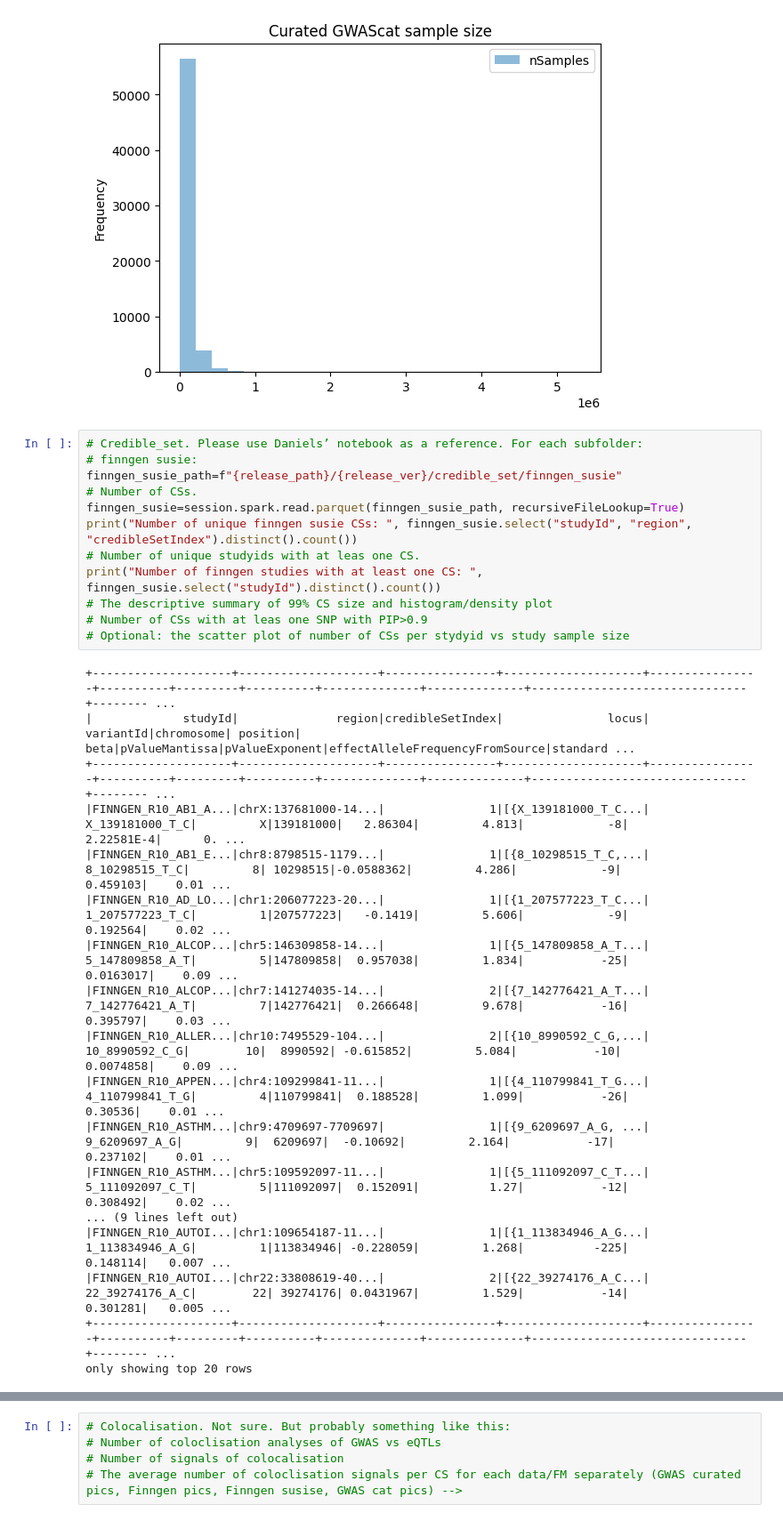
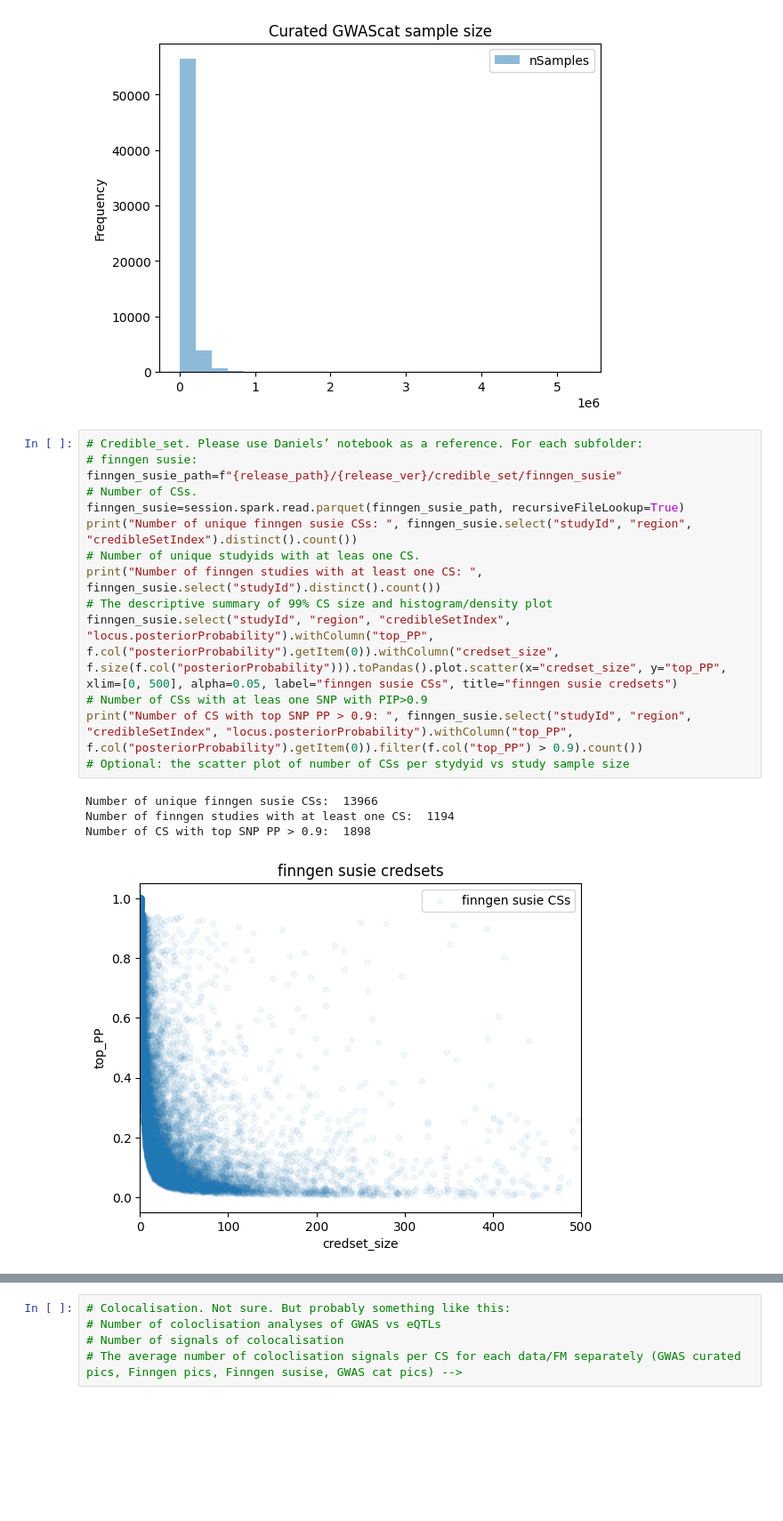
Before and after one commit to opentargets/gentropy, a Jupyter notebook: notebooks/Release_QC_metrics.ipynb, the cells around one changed output, grey strips where cells are left out. Shown: that part at 89% size. Cells and saved outputs as stored; diff of their text form; blank space fills up the shorter version.

```diff
--- a/notebooks/Release_QC_metrics.ipynb
+++ b/notebooks/Release_QC_metrics.ipynb
@@ -87,30 +89,19 @@ Number of unique SUMSTATS gwascat studies:  18435
 # %%
 # Credible_set. Please use Daniels’ notebook as a reference. For each subfolder:
 # finngen susie:
 finngen_susie_path=f"{release_path}/{release_ver}/credible_set/finngen_susie"
 # Number of CSs.
 finngen_susie=session.spark.read.parquet(finngen_susie_path, recursiveFileLookup=True)
 print("Number of unique finngen susie CSs: ", finngen_susie.select("studyId", "region", "credibleSetIndex").distinct().count())
 # Number of unique studyids with at leas one CS.
 print("Number of finngen studies with at least one CS: ", finngen_susie.select("studyId").distinct().count())
 # The descriptive summary of 99% CS size and histogram/density plot
+finngen_susie.select("studyId", "region", "credibleSetIndex", "locus.posteriorProbability").withColumn("top_PP", f.col("posteriorProbability").getItem(0)).withColumn("credset_size", f.size(f.col("posteriorProbability"))).toPandas().plot.scatter(x="credset_size", y="top_PP", xlim=[0, 500], alpha=0.05, label="finngen susie CSs", title="finngen susie credsets")
 # Number of CSs with at leas one SNP with PIP>0.9
+print("Number of CS with top SNP PP > 0.9: ", finngen_susie.select("studyId", "region", "credibleSetIndex", "locus.posteriorProbability").withColumn("top_PP", f.col("posteriorProbability").getItem(0)).filter(f.col("top_PP") > 0.9).count())
 # Optional: the scatter plot of number of CSs per stydyid vs study sample size
 # %% [output]
-+--------------------+--------------------+----------------+--------------------+----------------+----------+---------+----------+--------------+--------------+-------------------------------+-------- ...
-|             studyId|              region|credibleSetIndex|               locus|       variantId|chromosome| position|      beta|pValueMantissa|pValueExponent|effectAlleleFrequencyFromSource|standard ...
-+--------------------+--------------------+----------------+--------------------+----------------+----------+---------+----------+--------------+--------------+-------------------------------+-------- ...
-|FINNGEN_R10_AB1_A...|chrX:137681000-14...|               1|[{X_139181000_T_C...| X_139181000_T_C|         X|139181000|   2.86304|         4.813|            -8|                     2.22581E-4|      0. ...
-|FINNGEN_R10_AB1_E...|chr8:8798515-1179...|               1|[{8_10298515_T_C,...|  8_10298515_T_C|         8| 10298515|-0.0588362|         4.286|            -9|                       0.459103|    0.01 ...
-|FINNGEN_R10_AD_LO...|chr1:206077223-20...|               1|[{1_207577223_T_C...| 1_207577223_T_C|         1|207577223|   -0.1419|         5.606|            -9|                       0.192564|    0.02 ...
-|FINNGEN_R10_ALCOP...|chr5:146309858-14...|               1|[{5_147809858_A_T...| 5_147809858_A_T|         5|147809858|  0.957038|         1.834|           -25|                      0.0163017|    0.09 ...
-|FINNGEN_R10_ALCOP...|chr7:141274035-14...|               2|[{7_142776421_A_T...| 7_142776421_A_T|         7|142776421|  0.266648|         9.678|           -16|                       0.395797|    0.03 ...
-|FINNGEN_R10_ALLER...|chr10:7495529-104...|               2|[{10_8990592_C_G,...|  10_8990592_C_G|        10|  8990592| -0.615852|         5.084|           -10|                      0.0074858|    0.09 ...
-|FINNGEN_R10_APPEN...|chr4:109299841-11...|               1|[{4_110799841_T_G...| 4_110799841_T_G|         4|110799841|  0.188528|         1.099|           -26|                        0.30536|    0.01 ...
-|FINNGEN_R10_ASTHM...|chr9:4709697-7709697|               1|[{9_6209697_A_G, ...|   9_6209697_A_G|         9|  6209697|  -0.10692|         2.164|           -17|                       0.237102|    0.01 ...
-|FINNGEN_R10_ASTHM...|chr5:109592097-11...|               1|[{5_111092097_C_T...| 5_111092097_C_T|         5|111092097|  0.152091|          1.27|           -12|                       0.308492|    0.02 ...
-... (9 lines left out)
-|FINNGEN_R10_AUTOI...|chr1:109654187-11...|               1|[{1_113834946_A_G...| 1_113834946_A_G|         1|113834946| -0.228059|         1.268|          -225|                       0.148114|   0.007 ...
-|FINNGEN_R10_AUTOI...|chr22:33808619-40...|               2|[{22_39274176_A_C...| 22_39274176_A_C|        22| 39274176| 0.0431967|         1.529|           -14|                       0.301281|   0.005 ...
-+--------------------+--------------------+----------------+--------------------+----------------+----------+---------+----------+--------------+--------------+-------------------------------+-------- ...
-only showing top 20 rows
+Number of unique finngen susie CSs:  13966
+Number of finngen studies with at least one CS:  1194
+Number of CS with top SNP PP > 0.9:  1898
+[figure, added]
```
Also changed, not shown: parts of 14 cells of this notebook.
